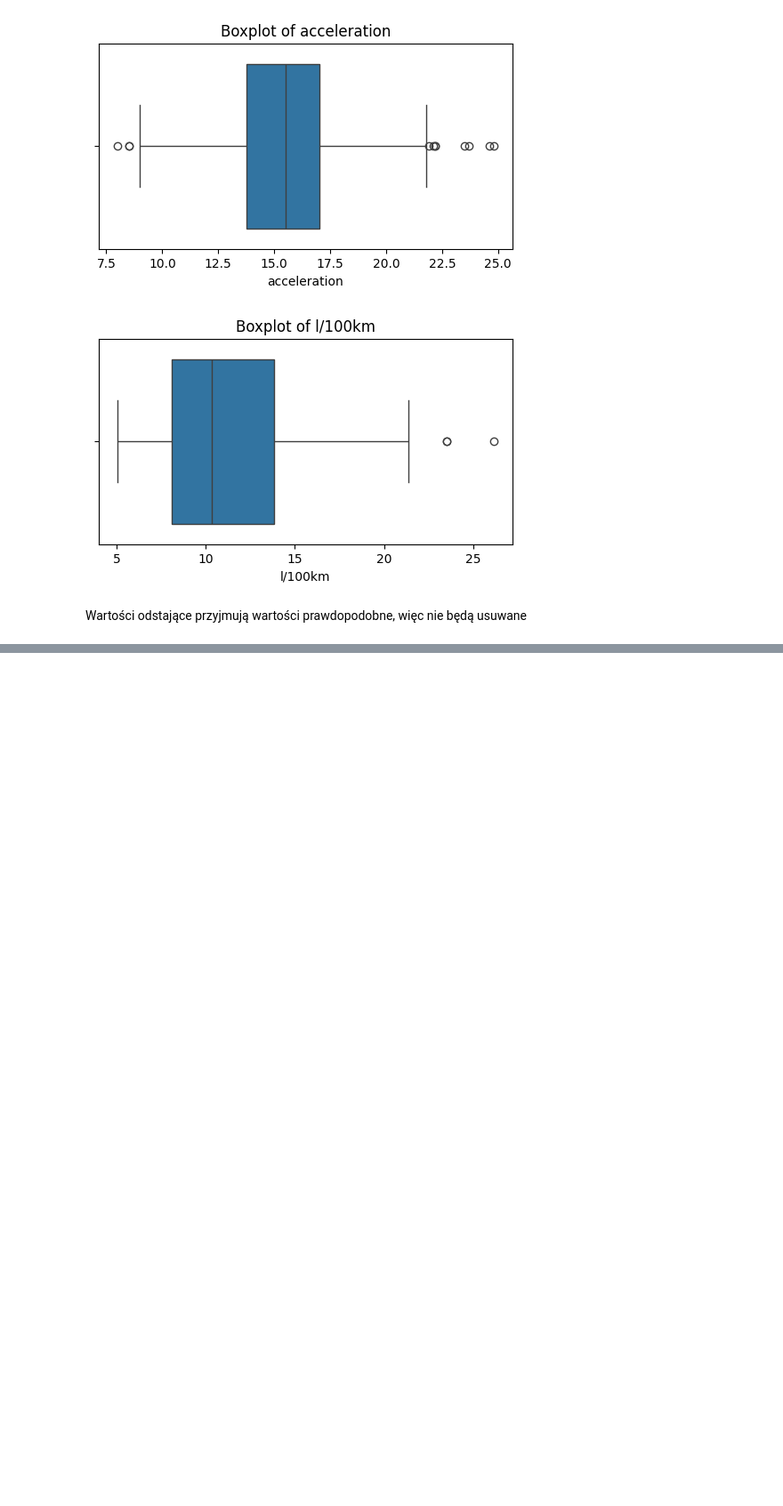
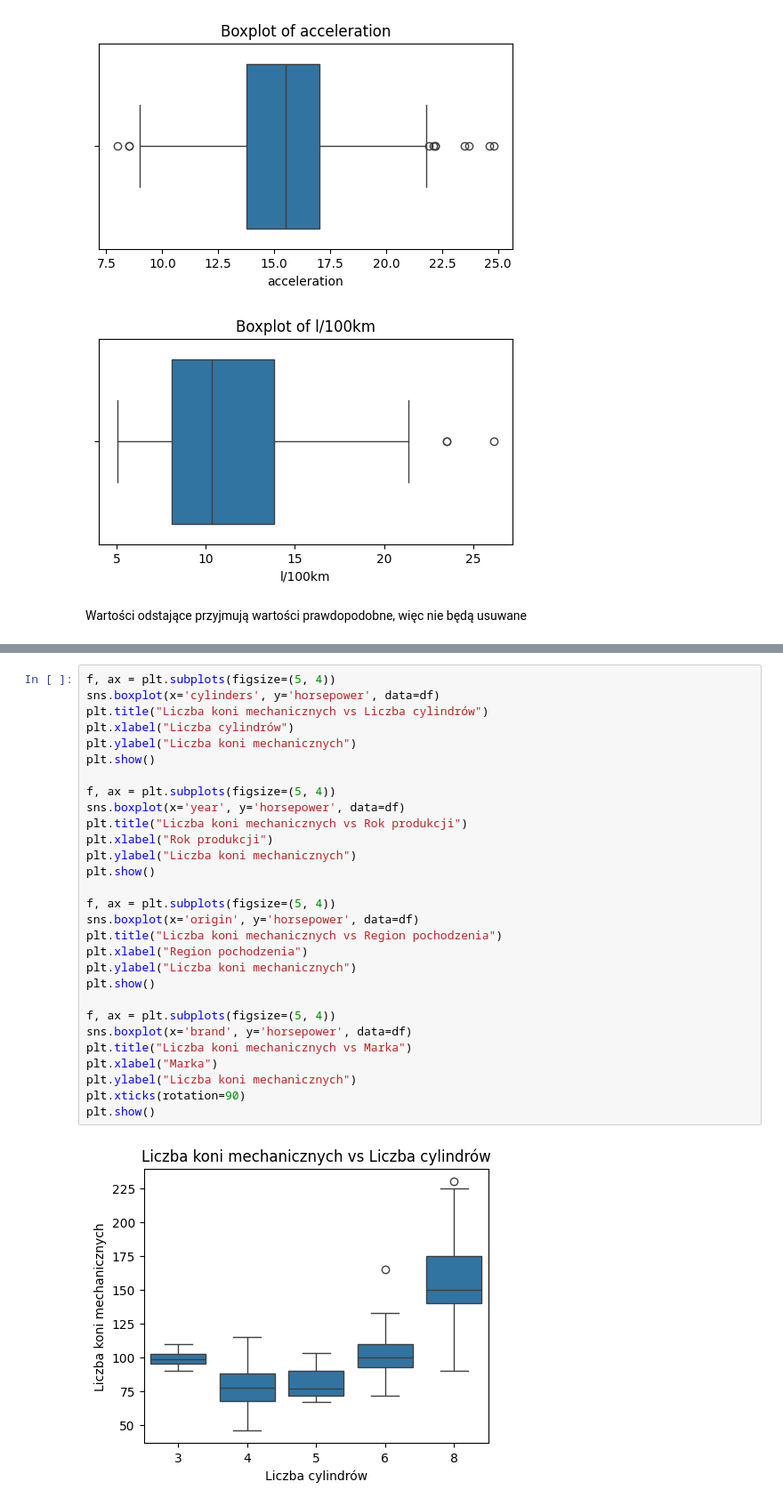
Before and after one commit to karoljablonski/ML-term-work, a Jupyter notebook: cars.ipynb, the cells around one changed output, grey strips where cells are left out. Shown at 89% size. Saved outputs shown, nothing was run; the diff lists cells and outputs as text; blank space fills up the shorter version.

```diff
--- a/cars.ipynb
+++ b/cars.ipynb
@@ -175,0 +211,31 @@ Wartości odstające przyjmują wartości prawdopodobne, więc nie będą usuwan
+# %%
+f, ax = plt.subplots(figsize=(5, 4))
+sns.boxplot(x='cylinders', y='horsepower', data=df)
+plt.title("Liczba koni mechanicznych vs Liczba cylindrów")
+plt.xlabel("Liczba cylindrów")
+plt.ylabel("Liczba koni mechanicznych")
+plt.show()
+
+f, ax = plt.subplots(figsize=(5, 4))
+sns.boxplot(x='year', y='horsepower', data=df)
+plt.title("Liczba koni mechanicznych vs Rok produkcji")
+plt.xlabel("Rok produkcji")
+plt.ylabel("Liczba koni mechanicznych")
+plt.show()
+
+f, ax = plt.subplots(figsize=(5, 4))
+sns.boxplot(x='origin', y='horsepower', data=df)
+plt.title("Liczba koni mechanicznych vs Region pochodzenia")
+plt.xlabel("Region pochodzenia")
+plt.ylabel("Liczba koni mechanicznych")
+plt.show()
+
+f, ax = plt.subplots(figsize=(5, 4))
+sns.boxplot(x='brand', y='horsepower', data=df)
+plt.title("Liczba koni mechanicznych vs Marka")
+plt.xlabel("Marka")
+plt.ylabel("Liczba koni mechanicznych")
+plt.xticks(rotation=90)
+plt.show()
+# %% [output]
+[figure, added]
```
Also changed, not shown: parts of 7 cells of this notebook.
